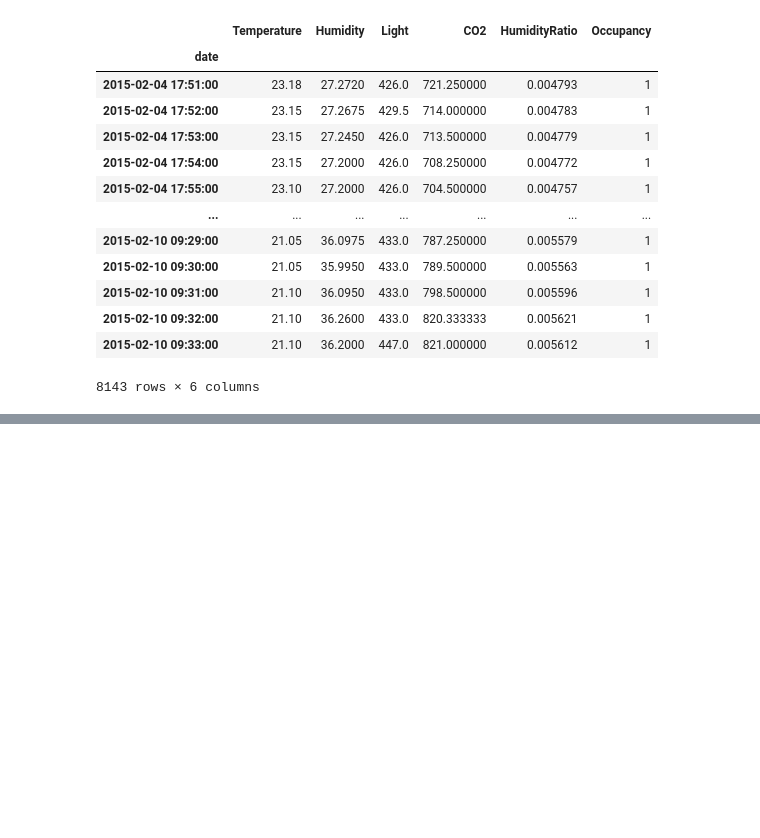
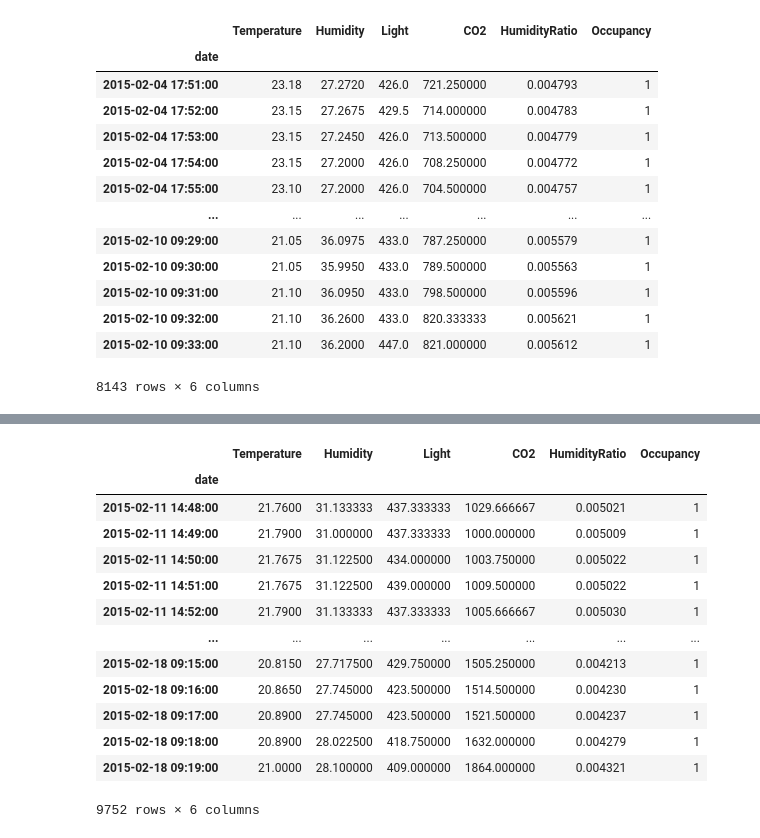
Before and after one commit to lorenzoFerri95/DataMining_Advanced, a Jupyter notebook: Lorenzo/preProcessing.ipynb, the cells around one changed output, grey strips where cells are left out. Drawn from its saved outputs; the diff is of its cells as text; code cells hidden in the pictures; blank space fills up the shorter version.

```diff
--- a/Lorenzo/preProcessing.ipynb
+++ b/Lorenzo/preProcessing.ipynb
@@ -313,0 +339,3 @@ df.to_csv(path_or_buf = files_path + '\\' + 'training.csv', sep=',', encoding='u
+# %%
+dates_series = pd.Series(df.index)
+dates_series
@@ -313,0 +355,6 @@ df.to_csv(path_or_buf = files_path + '\\' + 'training.csv', sep=',', encoding='u
+# %%
+i=0
+for date in dates_series:
+    if date.second == 59:
+        dates_series[i] = date + DateOffset(seconds=1)
+    i+=1
@@ -313,0 +376,2 @@ df.to_csv(path_or_buf = files_path + '\\' + 'training.csv', sep=',', encoding='u
+# %%
+df.index = dates_series
@@ -313,0 +380,17 @@ df.to_csv(path_or_buf = files_path + '\\' + 'training.csv', sep=',', encoding='u
+# %%
+df
+# %% [output]
+|  | Temperature | Humidity | Light | CO2 | HumidityRatio | Occupancy |
+| date |  |  |  |  |  |  |
+| 2015-02-11 14:48:00 | 21.7600 | 31.133333 | 437.333333 | 1029.666667 | 0.005021 | 1 |
+| 2015-02-11 14:49:00 | 21.7900 | 31.000000 | 437.333333 | 1000.000000 | 0.005009 | 1 |
+| 2015-02-11 14:50:00 | 21.7675 | 31.122500 | 434.000000 | 1003.750000 | 0.005022 | 1 |
+| 2015-02-11 14:51:00 | 21.7675 | 31.122500 | 439.000000 | 1009.500000 | 0.005022 | 1 |
+| 2015-02-11 14:52:00 | 21.7900 | 31.133333 | 437.333333 | 1005.666667 | 0.005030 | 1 |
+| ... | ... | ... | ... | ... | ... | ... |
+| 2015-02-18 09:15:00 | 20.8150 | 27.717500 | 429.750000 | 1505.250000 | 0.004213 | 1 |
+| 2015-02-18 09:16:00 | 20.8650 | 27.745000 | 423.500000 | 1514.500000 | 0.004230 | 1 |
+| 2015-02-18 09:17:00 | 20.8900 | 27.745000 | 423.500000 | 1521.500000 | 0.004237 | 1 |
+| 2015-02-18 09:18:00 | 20.8900 | 28.022500 | 418.750000 | 1632.000000 | 0.004279 | 1 |
+| 2015-02-18 09:19:00 | 21.0000 | 28.100000 | 409.000000 | 1864.000000 | 0.004321 | 1 |
+9752 rows × 6 columns
```
Also changed, not shown: parts of 10 cells of this notebook, 17 other files.
